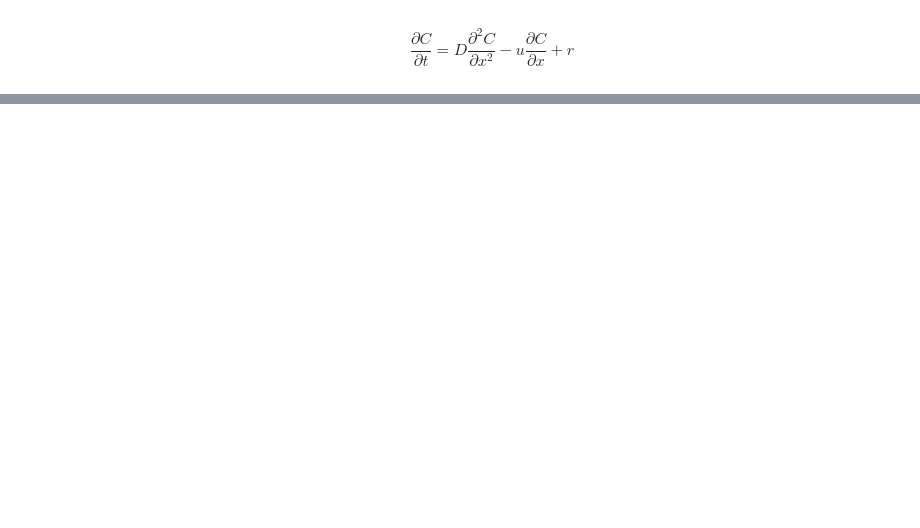
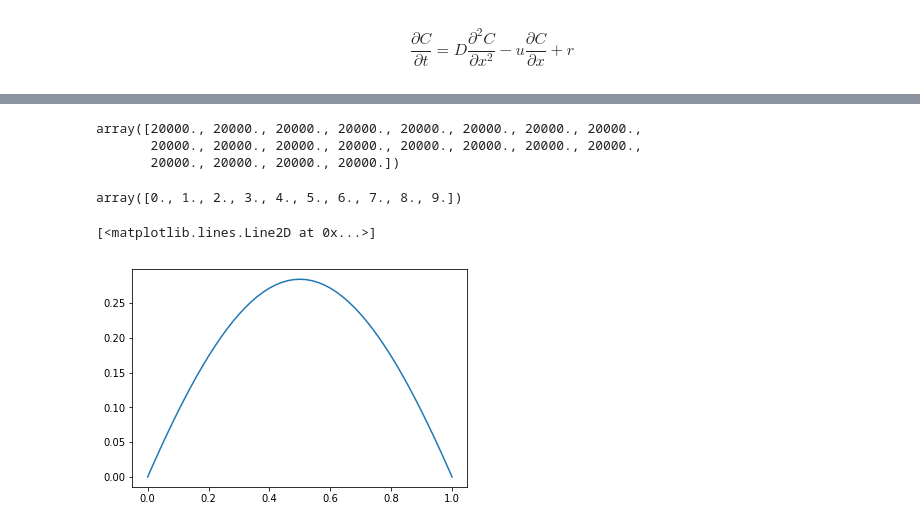
Before and after one commit to dorox/react, a Jupyter notebook: notebooks/Method_of_lines.ipynb, the cells around one changed output, grey strips where cells are left out. Saved outputs shown, nothing was run; the diff lists cells and outputs as text; code cells hidden in the pictures; blank space fills up the shorter version.

```diff
--- a/notebooks/Method_of_lines.ipynb
+++ b/notebooks/Method_of_lines.ipynb
@@ -47,0 +82,36 @@ print(time()-time0)
+# %%
+N = 50
+x = np.linspace(0,1, num=N+1)
+diag = np.diag(np.zeros_like(x, dtype=int)) \
+    + 0.5*np.diag(np.ones_like(x[1:], dtype=int),k=1) \
+    - 0.5*np.diag(np.ones_like(x[1:], dtype=int),k=-1)
+#     + 45*np.diag(np.ones_like(x[1:], dtype=int),k=1) \
+#     - 45*np.diag(np.ones_like(x[1:], dtype=int),k=-1) \
+#     - 9*np.diag(np.ones_like(x[2:], dtype=int),k=2) \
+#     + 9*np.diag(np.ones_like(x[2:], dtype=int),k=-2) \
+#     + np.diag(np.ones_like(x[3:], dtype=int),k=3) \
+#     - np.diag(np.ones_like(x[3:], dtype=int),k=-3)
+
+# diag = diag.astype('float64')/60
+cntr = {0:(-1,1),
+        1:(-1/2,0,1/2),
+        2:(1/12,-2/3,0,2/3,-1/12),
+        3:(-1/60,3/20,-3/4,0,3/4,-3/20,1/60)
+       }
+# for i in cntr:
+#     diag[i,:]= 0
+#     diag[i,0:len(cntr[i])] += np.array(cntr[i])
+#     diag[-(i+1),:]= 0
+#     diag[-(i+1),-len(cntr[i]):] += np.array(cntr[i])
+
+y0 = np.zeros_like(x)
+y0[0]=1
+# y0= np.exp(-x**2+x)-1
+# y0 = np.random.randn(5000)
+t = np.linspace(0, 50, 50)
+u = 0.1
+D = 0.0
+c_in = tools.rect(t0=-1, t1=1000)
+c_in = c_in[0]
+dx = 1/N
+d_dx = FinDiff(0,dx,1, acc=1)
@@ -79,0 +261,15 @@ len(y2)
+# %%
+d_dx(np.arange(20,dtype='float')**2)
+# %% [output]
+array([20000., 20000., 20000., 20000., 20000., 20000., 20000., 20000.,
+       20000., 20000., 20000., 20000., 20000., 20000., 20000., 20000.,
+       20000., 20000., 20000., 20000.])
+# %%
+np.arange(10,dtype='float')
+# %% [output]
+array([0., 1., 2., 3., 4., 5., 6., 7., 8., 9.])
+# %%
+plt.plot(x, np.exp(-x**2+x)-1)
+# %% [output]
+[<matplotlib.lines.Line2D at 0x...>]
+[figure, added]
```
Also changed, not shown: parts of 26 cells of this notebook, 4 other files.
